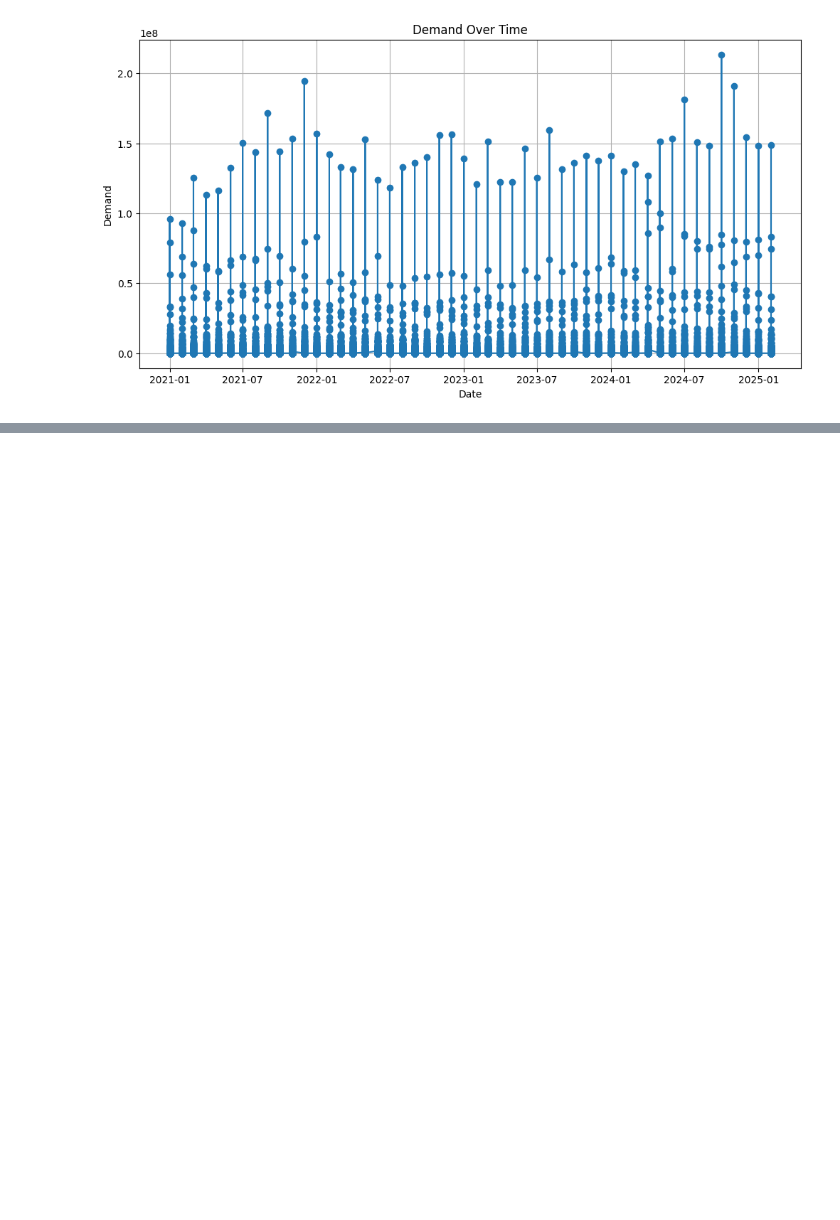
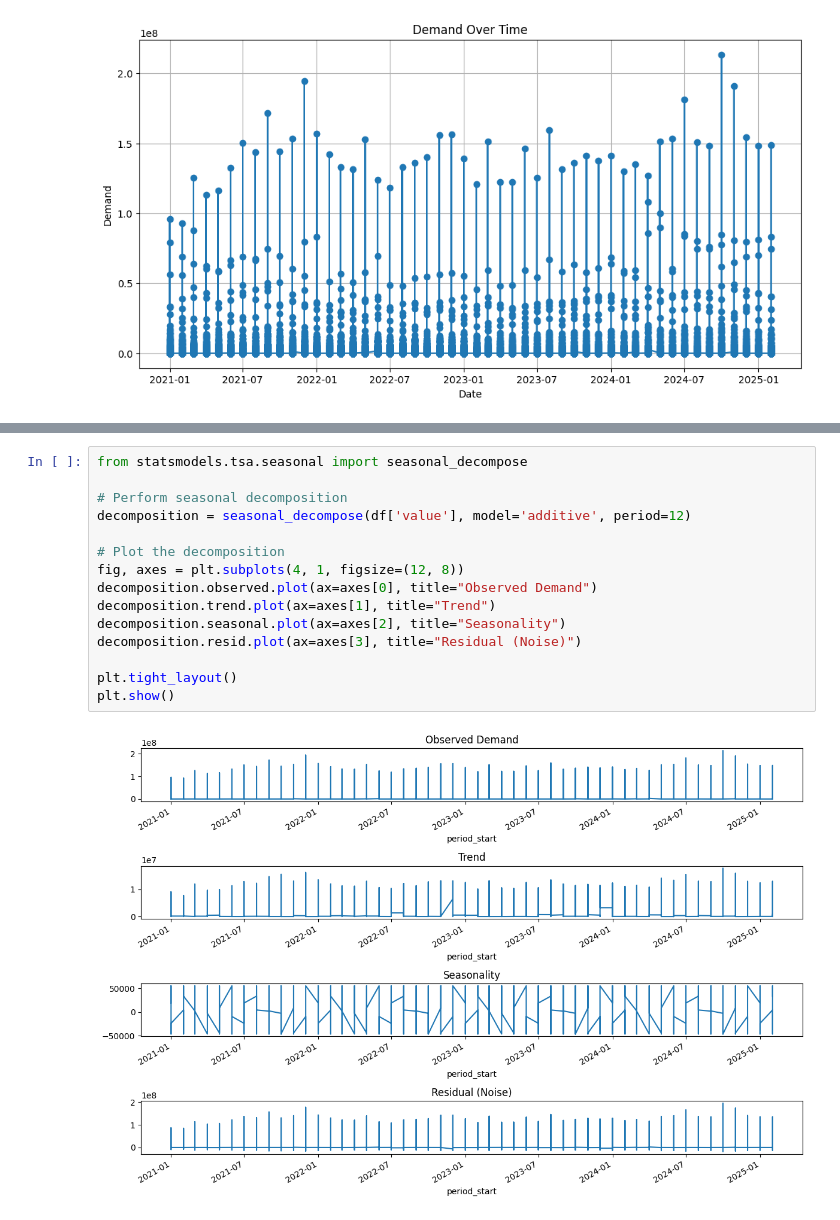
Before and after one commit to Jain-Pranjal/BD-assignment, a Jupyter notebook: BD_assignment.ipynb, the cells around one changed output, grey strips where cells are left out. Drawn from its saved outputs; the diff is of its cells as text; blank space fills up the shorter version.

```diff
--- a/BD_assignment.ipynb
+++ b/BD_assignment.ipynb
@@ -98,0 +110,17 @@ fatal: not a git repository (or any of the parent directories): .git
+# %%
+from statsmodels.tsa.seasonal import seasonal_decompose
+
+# Perform seasonal decomposition
+decomposition = seasonal_decompose(df['value'], model='additive', period=12)
+
+# Plot the decomposition
+fig, axes = plt.subplots(4, 1, figsize=(12, 8))
+decomposition.observed.plot(ax=axes[0], title="Observed Demand")
+decomposition.trend.plot(ax=axes[1], title="Trend")
+decomposition.seasonal.plot(ax=axes[2], title="Seasonality")
+decomposition.resid.plot(ax=axes[3], title="Residual (Noise)")
+
+plt.tight_layout()
+plt.show()
+# %% [output]
+[figure, added]
```
Also changed, not shown: parts of 6 cells of this notebook.
